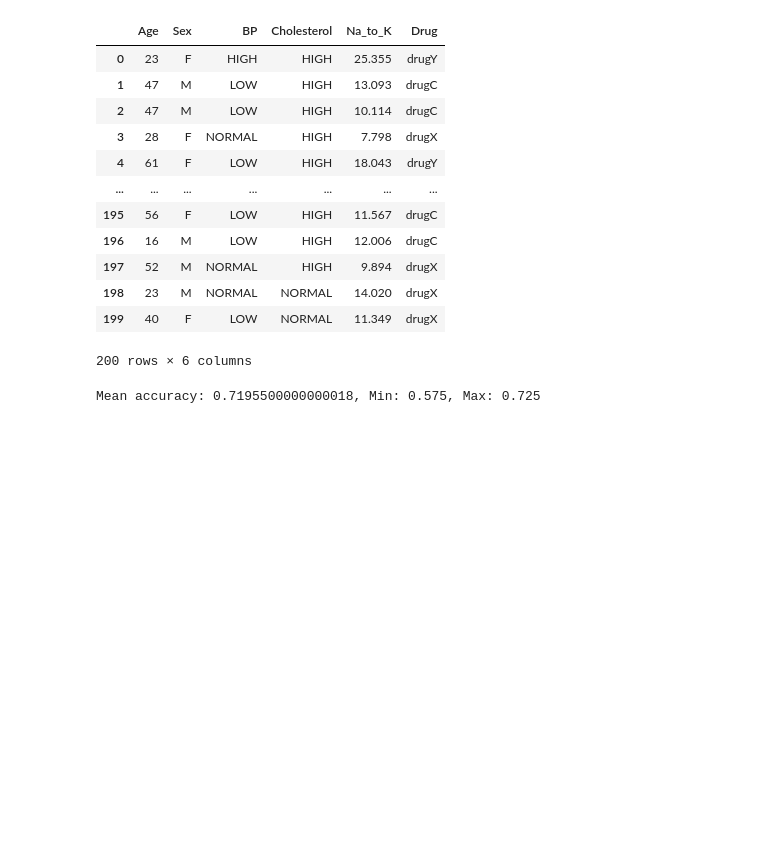
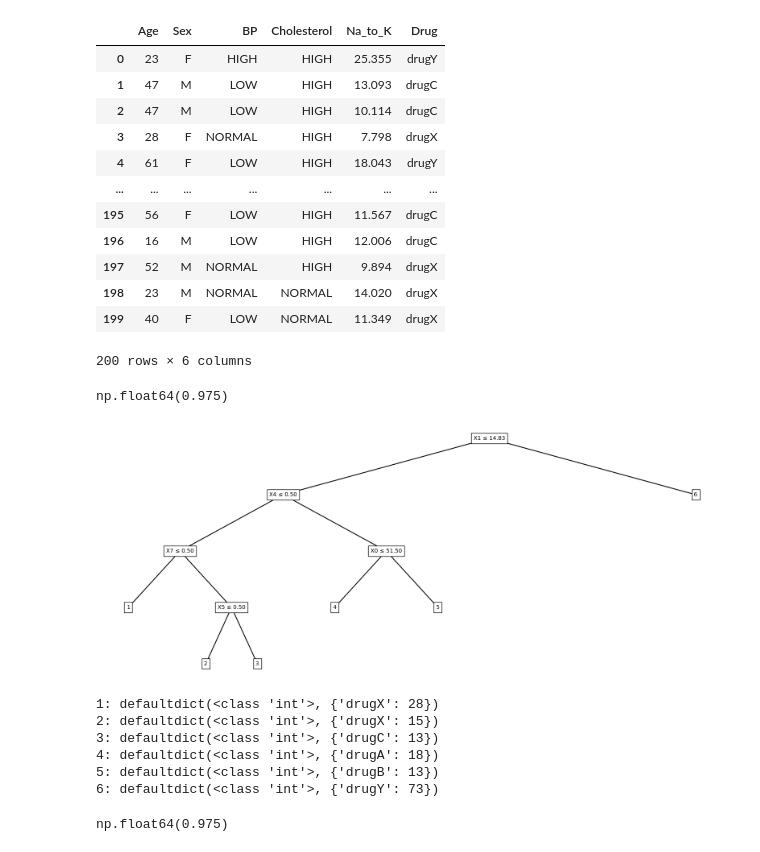
Before and after one commit to yegor-kirovich/Implementation_of_classical_ML_algorithms, a Jupyter notebook: Decision_tree/Decision_tree.ipynb, the cells around one changed output. Cells and saved outputs as stored; diff of their text form; code cells hidden in the pictures; blank space fills up the shorter version.

Commit message:
Bug fix in Decision tree
Fixed some issues with calculation in the Decision tree, added OneHotEncoder and added comparison with sklearn DecisionTreeClassifer

```diff
--- a/Decision_tree/Decision_tree.ipynb
+++ b/Decision_tree/Decision_tree.ipynb
@@ -301,32 +250,3 @@ class Decision_tree:
             prediction.append(res[0])
 
         return prediction
-# %%
-from sklearn.model_selection import train_test_split
-
-num = 500
-res = [0, 1, 0]
-for _ in range(num):
-    df = df.sample(frac=1)
-
-    data = df.to_numpy()
-    m, n = data.shape
-
-    X, y = data[: , :n-1], data[:, -1]
-
-    X_train, X_test, y_train, y_test = train_test_split(
-        X, y,
-        test_size=0.2,
-        stratify=y
-    )
-
-    a = Decision_tree(max_depth=10, min_impurity_decrease=0.01, min_samples_leaf=17)
-    a.train(X_train, y_train)
-    # a.visualize_tree()
-    acc = np.mean(a.predict(X_test) == y_test)
-    res[0] += acc
-    if res[1] > acc: res[1] = acc
-    if res[2] < acc: res[2] = acc
-print(f'Mean accuracy: {res[0] / num}, Min: {res[1]}, Max: {res[2]}')
-# %% [output]
-Mean accuracy: 0.7195500000000018, Min: 0.575, Max: 0.725
@@ -332,0 +257,24 @@ Mean accuracy: 0.7195500000000018, Min: 0.575, Max: 0.725
+# %%
+df = df.sample(frac=1)
+
+data = df
+m, n = data.shape
+
+X, y = data.iloc[: , :n-1], data.iloc[:, -1]
+
+categorical_columns = ['Sex', 'BP', 'Cholesterol']
+numerical_columns = ['Age', 'Na_to_K']
+
+X_categorical = X.loc[:, categorical_columns]
+X_numerical = X.loc[:, numerical_columns].to_numpy()
+
+enc = OneHotEncoder(handle_unknown='ignore')
+X_categorical = enc.fit_transform(X_categorical).toarray()
+
+X = np.hstack([X_numerical, X_categorical])
+
+X_train, X_test, y_train, y_test = train_test_split(
+        X, y,
+        test_size=0.2,
+        stratify=y
+    )
@@ -332,0 +290,21 @@ Mean accuracy: 0.7195500000000018, Min: 0.575, Max: 0.725
+# %%
+clf = DecisionTreeClassifier(criterion='entropy', max_depth=10, min_samples_split=17,
+                             class_weight=weight)
+clf = clf.fit(X_train, y_train)
+np.mean(clf.predict(X_test) == y_test)
+# %% [output]
+np.float64(0.975)
+# %%
+a = Decision_tree(max_depth=10, min_impurity_decrease=0.01, min_samples_leaf=5)
+a.train(X_train, y_train.to_numpy())
+a.visualize_tree()
+np.mean(a.predict(X_test) == y_test)
+# %% [output]
+[figure, added]
+1: defaultdict(<class 'int'>, {'drugX': 28})
+2: defaultdict(<class 'int'>, {'drugX': 15})
+3: defaultdict(<class 'int'>, {'drugC': 13})
+4: defaultdict(<class 'int'>, {'drugA': 18})
+5: defaultdict(<class 'int'>, {'drugB': 13})
+6: defaultdict(<class 'int'>, {'drugY': 73})
+np.float64(0.975)
```
Also changed, not shown: parts of 3 cells of this notebook.
